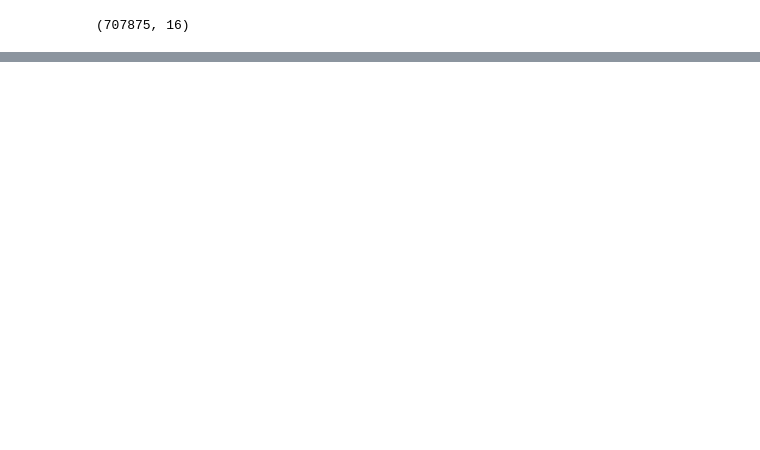
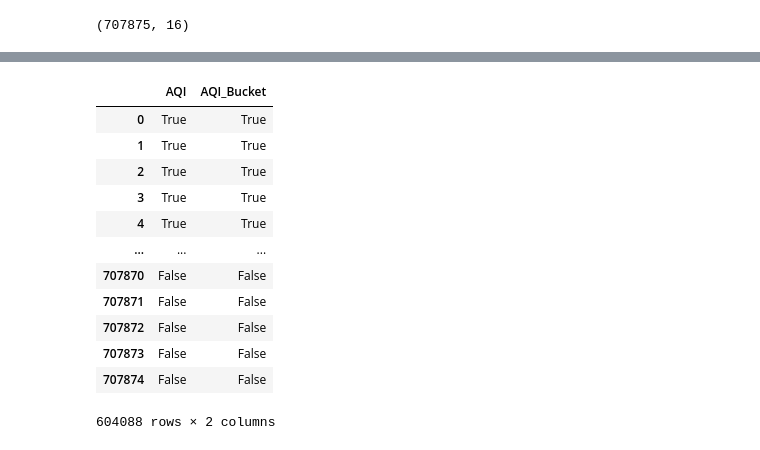
Before and after one commit to fahadiya/Air-Quality-Index-Analysis, a Jupyter notebook: Air-Quality-Index.ipynb, the cells around one changed output, grey strips where cells are left out. Saved outputs shown, nothing was run; the diff lists cells and outputs as text; code cells hidden in the pictures; blank space fills up the shorter version.

```diff
--- a/Air-Quality-Index.ipynb
+++ b/Air-Quality-Index.ipynb
@@ -51,0 +172,16 @@ df.shape
+# %%
+data_cleaned.isna()[["AQI","AQI_Bucket"]]
+# %% [output]
+|  | AQI | AQI_Bucket |
+| 0 | True | True |
+| 1 | True | True |
+| 2 | True | True |
+| 3 | True | True |
+| 4 | True | True |
+| ... | ... | ... |
+| 707870 | False | False |
+| 707871 | False | False |
+| 707872 | False | False |
+| 707873 | False | False |
+| 707874 | False | False |
+604088 rows × 2 columns
```
Also changed, not shown: parts of 15 cells of this notebook.
